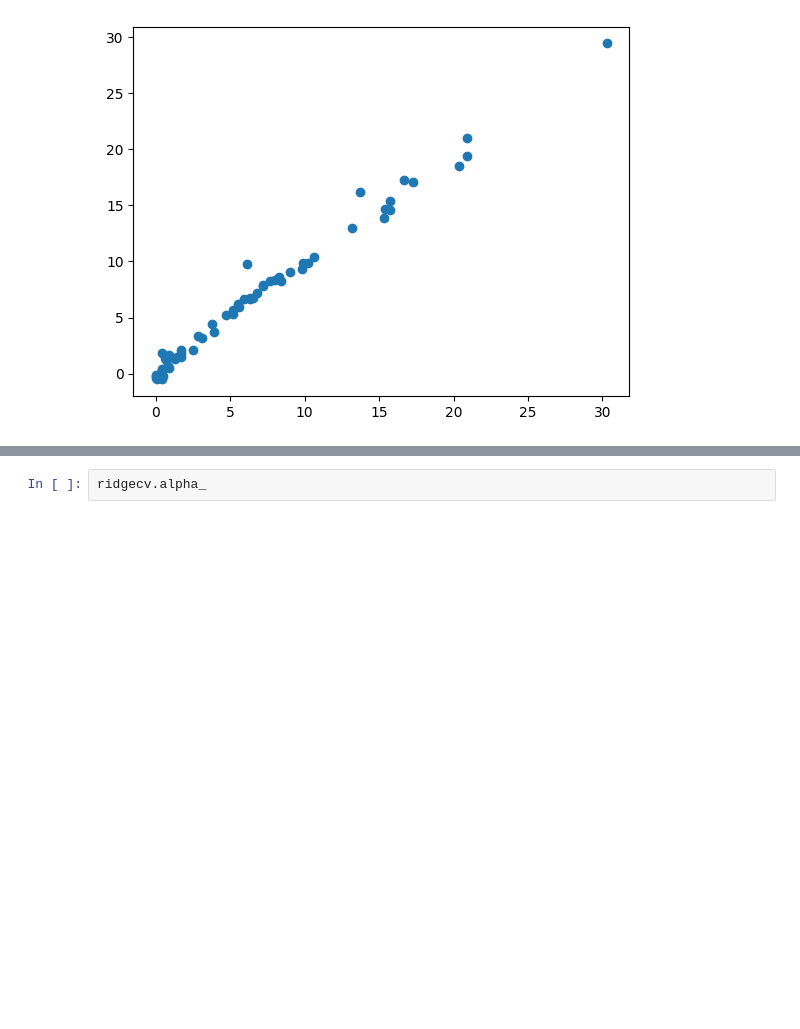
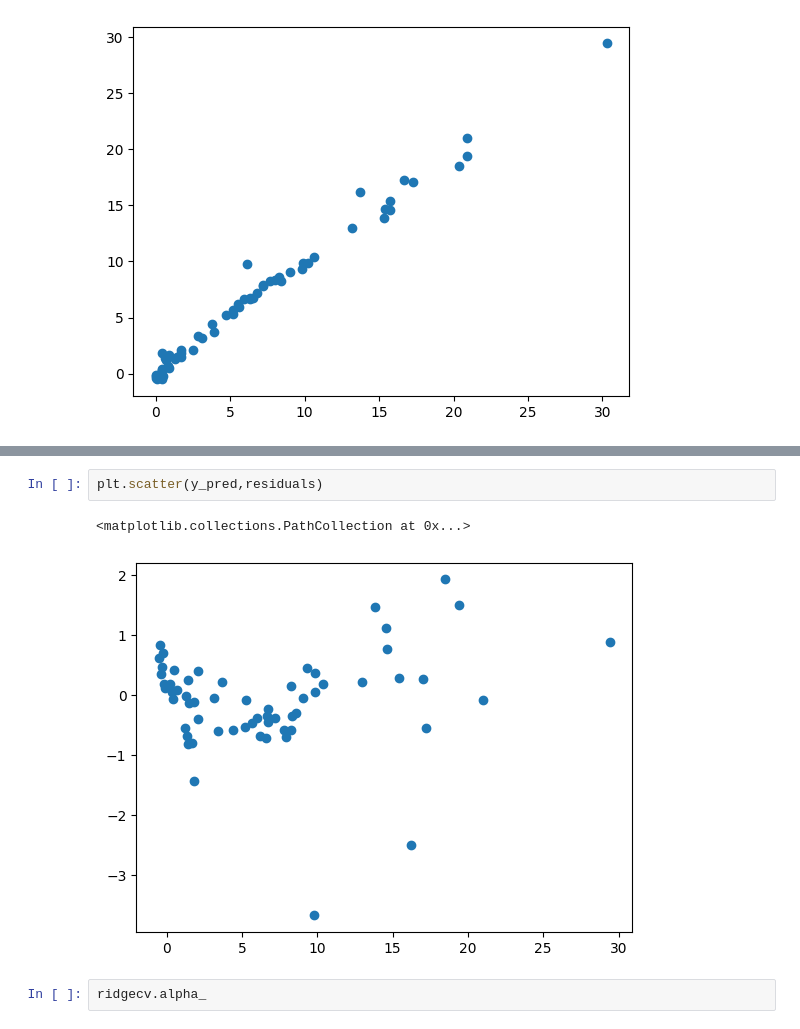
Before and after one commit to yashshahi/Machine_learn, a Jupyter notebook: Linear Regression/model_training_algerian.ipynb, the cells around one changed output, grey strips where cells are left out. Cells and saved outputs as stored; diff of their text form; blank space fills up the shorter version.

```diff
--- a/Linear Regression/model_training_algerian.ipynb
+++ b/Linear Regression/model_training_algerian.ipynb
@@ -340,3 +354,8 @@ mean square error: 0.6949198918152074
+# %%
+plt.scatter(y_pred,residuals)
+# %% [output]
+<matplotlib.collections.PathCollection at 0x...>
+[figure, added]
 # %%
 ridgecv.alpha_
 # %% [output]
```
Also changed, not shown: parts of 8 cells of this notebook, 5 other files.
